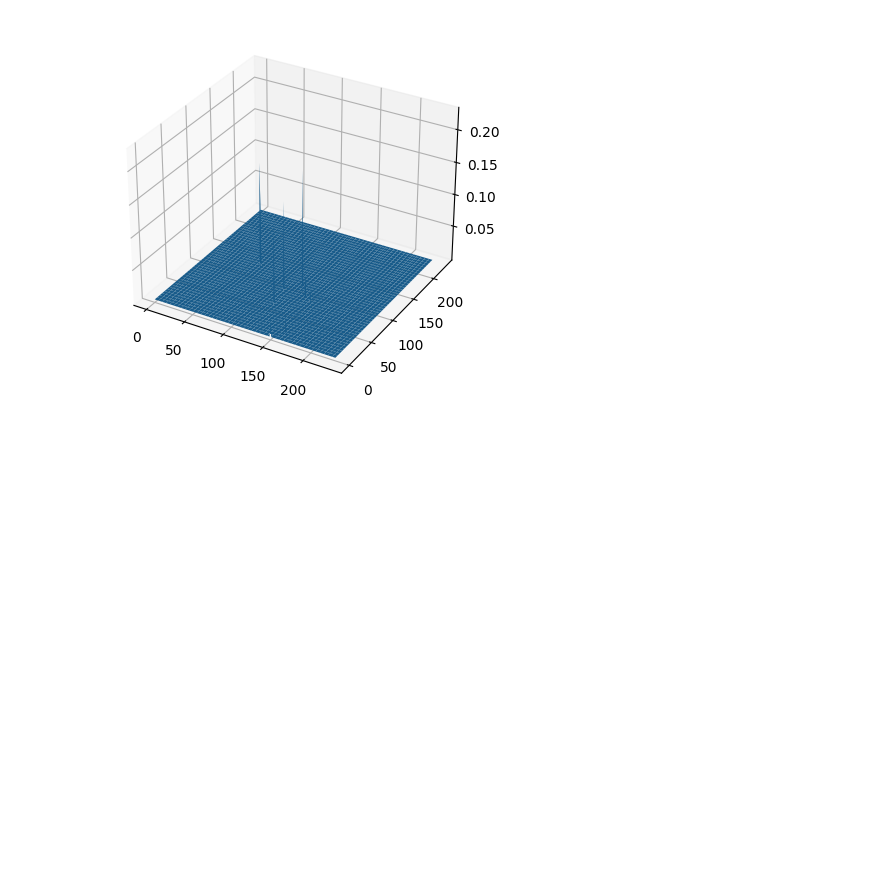
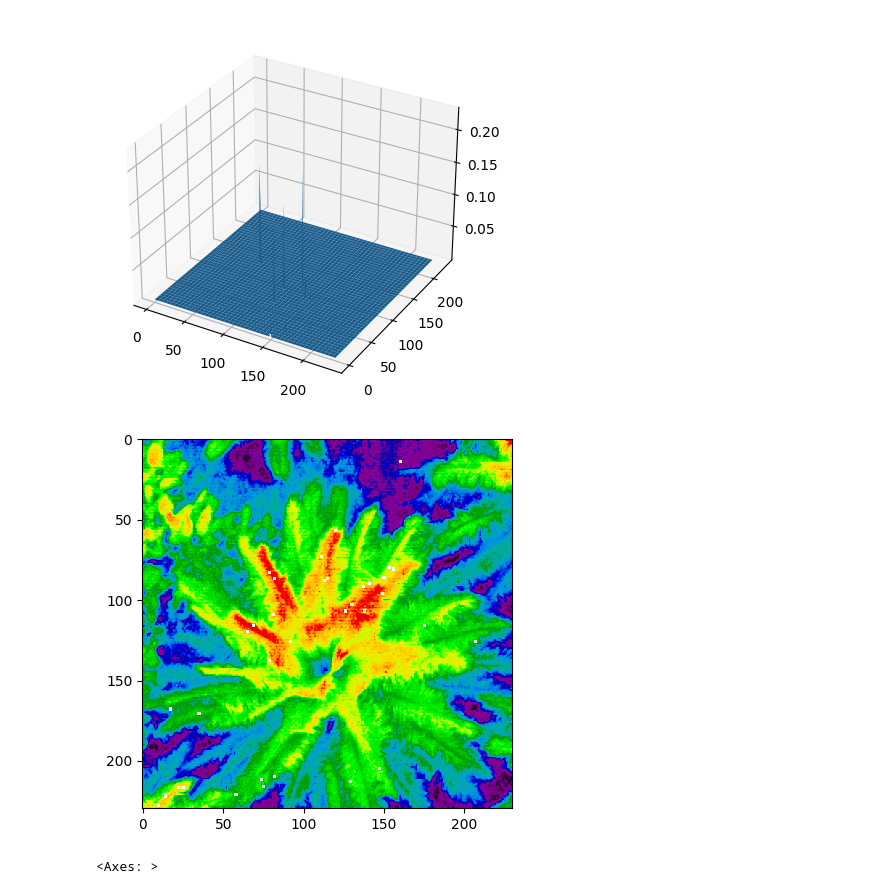
Before and after one commit to manularrea/Multispectral-Imaging-Analysis, a Jupyter notebook: gaussian.ipynb, the cells around one changed output. Cells and saved outputs as stored; diff of their text form; code cells hidden in the pictures; blank space fills up the shorter version.

```diff
--- a/gaussian.ipynb
+++ b/gaussian.ipynb
@@ -119,0 +128,15 @@ plt.show()
+# %%
+cmap = 'nipy_spectral'
+# %%
+with rasterio.open('./img/cropped/red.tif') as src:
+    red=src.read(1)
+
+with rasterio.open('./img/cropped/nir.tif') as src:
+    nir = src.read(1)
+
+ndvi =(nir.astype(float)-red.astype(float)/(nir+red))
+
+show(ndvi, cmap=cmap)
+# %% [output]
+[figure, added]
+<Axes: >
```
Also changed, not shown: parts of 10 cells of this notebook.
